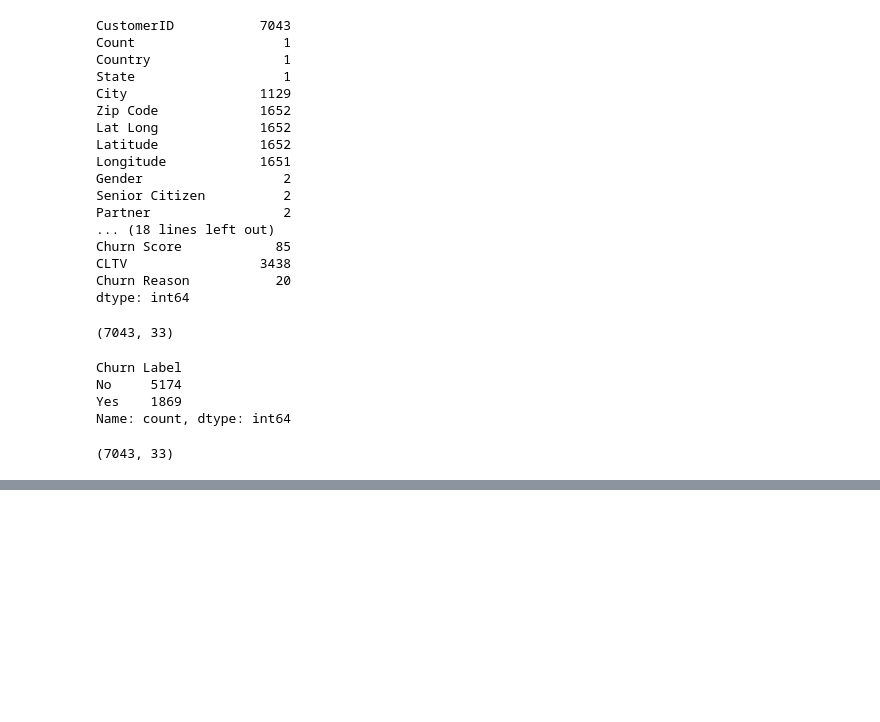
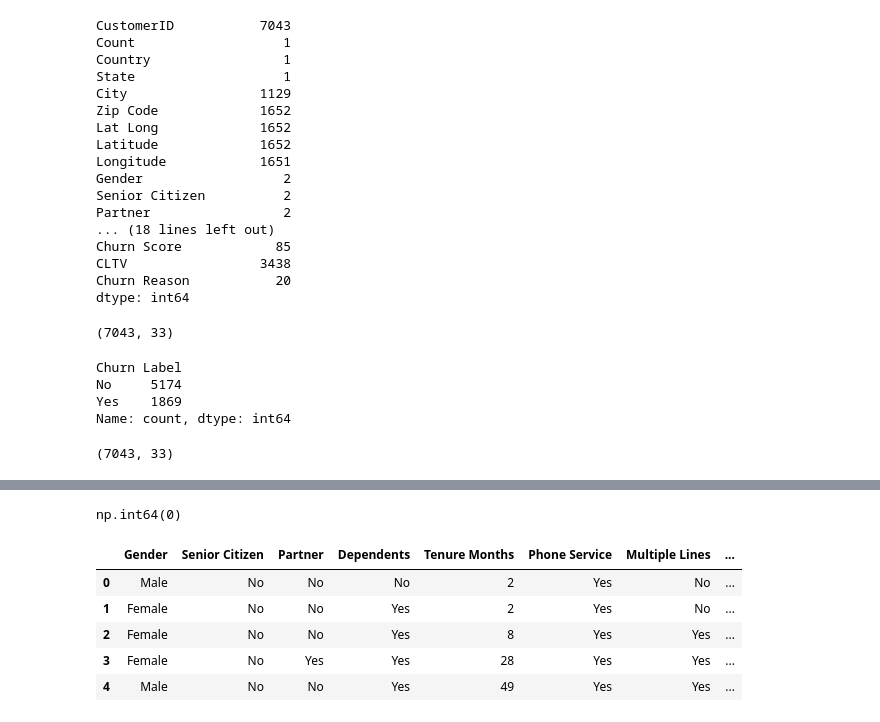
Before and after one commit to KEN-DATALABS/TELECOME-CHURN-PROJECT, a Jupyter notebook: prototype.ipynb, the cells around one changed output, grey strips where cells are left out. Cells and saved outputs as stored; diff of their text form; code cells hidden in the pictures; blank space fills up the shorter version.

```diff
--- a/prototype.ipynb
+++ b/prototype.ipynb
@@ -23,6 +3,7 @@ Note: you may need to restart the kernel to use updated packages.
 # %%
 import pandas as pd
 pd.set_option('display.max_rows',None)
+pd.set_option('display.max_columns',None)
 df=pd.read_excel('data/Telco_customer_churn.xlsx')
 df.head()
 # %% [output]
@@ -89,0 +91,15 @@ df.shape
+# %%
+df.duplicated().sum()
+# %% [output]
+np.int64(0)
+# %%
+df2= df.drop(['Country','State','Count','Zip Code','Churn Reason','City','Churn Score','Churn Label','CLTV','CustomerID','Lat Long',
+                    'Latitude','Longitude', 'Total Charges'], axis = 1)
+df2.head()
+# %% [output]
+|  | Gender | Senior Citizen | Partner | Dependents | Tenure Months | Phone Service | Multiple Lines | ... |
+| 0 | Male | No | No | No | 2 | Yes | No | ... |
+| 1 | Female | No | No | Yes | 2 | Yes | No | ... |
+| 2 | Female | No | No | Yes | 8 | Yes | Yes | ... |
+| 3 | Female | No | Yes | Yes | 28 | Yes | Yes | ... |
+| 4 | Male | No | No | Yes | 49 | Yes | Yes | ... |
```
Also changed, not shown: parts of 29 cells of this notebook.
